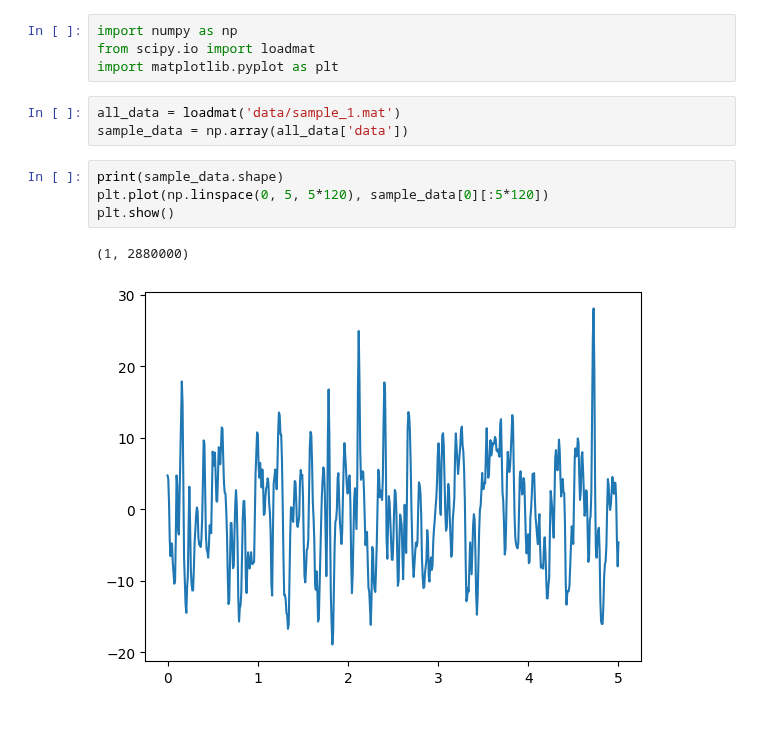
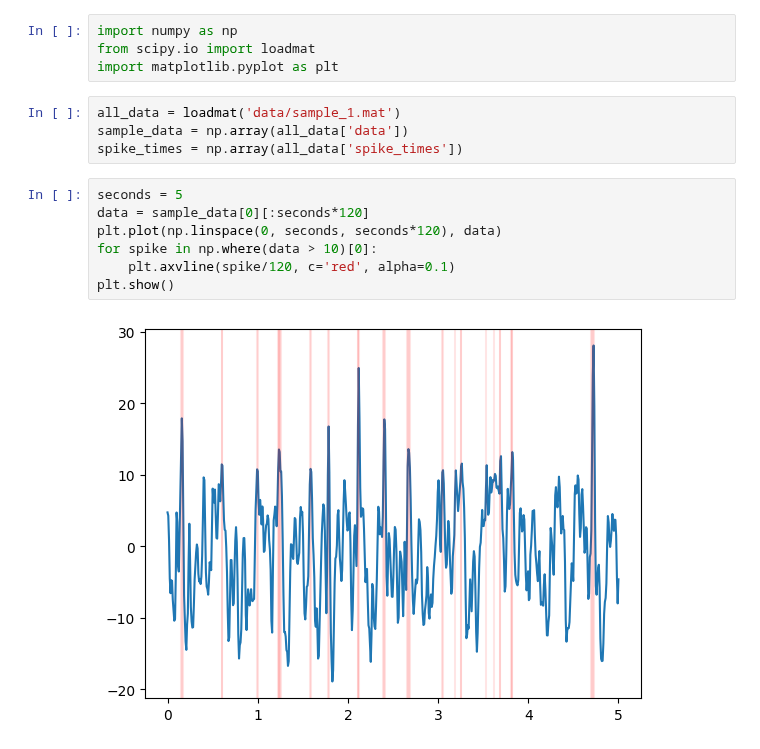
Before and after one commit to PplaysMine/unsupervisedLearning, a Jupyter notebook: main.ipynb, the cells around one changed output. Saved outputs shown, nothing was run; the diff lists cells and outputs as text; blank space fills up the shorter version.

```diff
--- a/main.ipynb
+++ b/main.ipynb
@@ -5,10 +5,13 @@ import matplotlib.pyplot as plt
 # %%
 all_data = loadmat('data/sample_1.mat')
 sample_data = np.array(all_data['data'])
+spike_times = np.array(all_data['spike_times'])
-# %%
-print(sample_data.shape)
-plt.plot(np.linspace(0, 5, 5*120), sample_data[0][:5*120])
-plt.show()
-# %% [output]
-(1, 2880000)
-[figure, removed]
+# %%
+seconds = 5
+data = sample_data[0][:seconds*120]
+plt.plot(np.linspace(0, seconds, seconds*120), data)
+for spike in np.where(data > 10)[0]:
+    plt.axvline(spike/120, c='red', alpha=0.1)
+plt.show()
+# %% [output]
+[figure, added]
```
